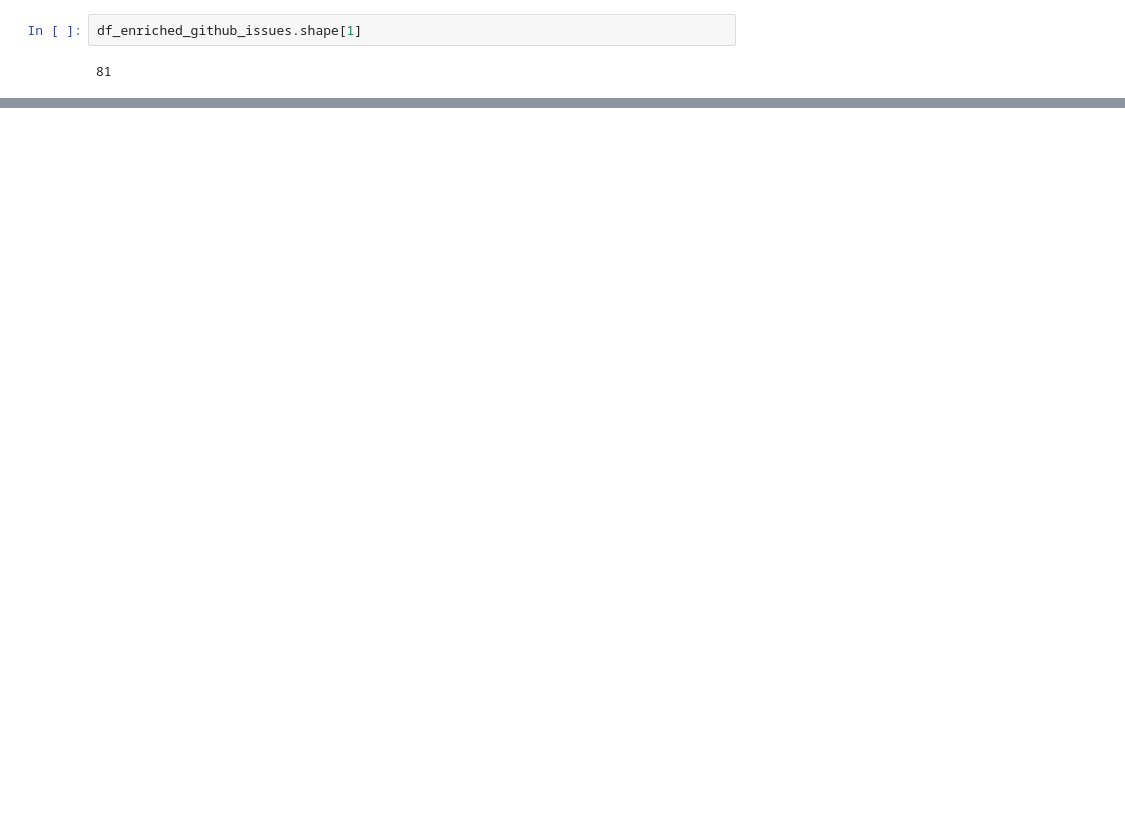
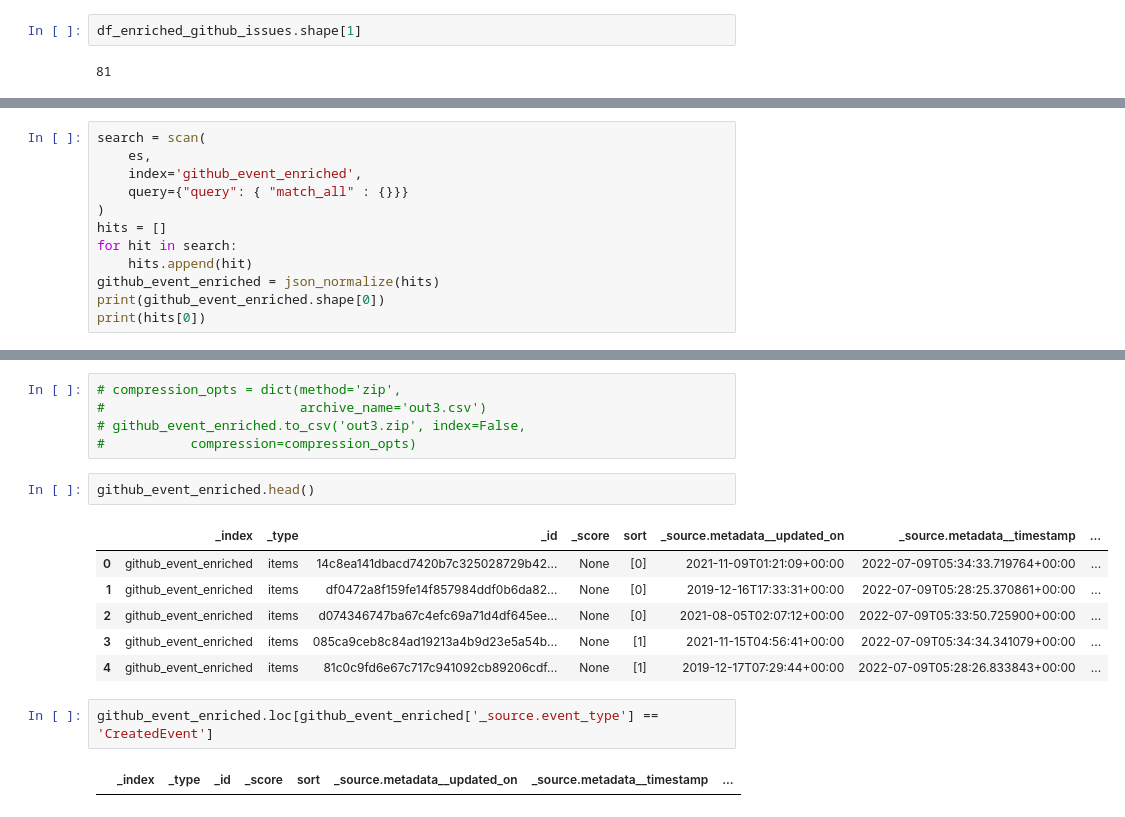
Before and after one commit to mabelbot/gsoc2022, a Jupyter notebook: misc/Elasticsearch.ipynb, the cells around one changed output, grey strips where cells are left out. Drawn from its saved outputs; the diff is of its cells as text; blank space fills up the shorter version.

```diff
--- a/misc/Elasticsearch.ipynb
+++ b/misc/Elasticsearch.ipynb
@@ -147,0 +188,12 @@ df_enriched_github_issues.shape[1]
+# %%
+search = scan(
+    es,
+    index='github_event_enriched',
+    query={"query": { "match_all" : {}}}
+)
+hits = []
+for hit in search:
+    hits.append(hit)
+github_event_enriched = json_normalize(hits)
+print(github_event_enriched.shape[0])
+print(hits[0])
@@ -147,0 +203,18 @@ df_enriched_github_issues.shape[1]
+# %%
+# compression_opts = dict(method='zip',
+#                         archive_name='out3.csv')
+# github_event_enriched.to_csv('out3.zip', index=False,
+#           compression=compression_opts)
+# %%
+github_event_enriched.head()
+# %% [output]
+|  | _index | _type | _id | _score | sort | _source.metadata__updated_on | _source.metadata__timestamp | ... |
+| 0 | github_event_enriched | items | 14c8ea141dbacd7420b7c325028729b42... | None | [0] | 2021-11-09T01:21:09+00:00 | 2022-07-09T05:34:33.719764+00:00 | ... |
+| 1 | github_event_enriched | items | df0472a8f159fe14f857984ddf0b6da82... | None | [0] | 2019-12-16T17:33:31+00:00 | 2022-07-09T05:28:25.370861+00:00 | ... |
+| 2 | github_event_enriched | items | d074346747ba67c4efc69a71d4df645ee... | None | [0] | 2021-08-05T02:07:12+00:00 | 2022-07-09T05:33:50.725900+00:00 | ... |
+| 3 | github_event_enriched | items | 085ca9ceb8c84ad19213a4b9d23e5a54b... | None | [1] | 2021-11-15T04:56:41+00:00 | 2022-07-09T05:34:34.341079+00:00 | ... |
+| 4 | github_event_enriched | items | 81c0c9fd6e67c717c941092cb89206cdf... | None | [1] | 2019-12-17T07:29:44+00:00 | 2022-07-09T05:28:26.833843+00:00 | ... |
+# %%
+github_event_enriched.loc[github_event_enriched['_source.event_type'] == 'CreatedEvent']
+# %% [output]
+|  | _index | _type | _id | _score | sort | _source.metadata__updated_on | _source.metadata__timestamp | ... |
```
Also changed, not shown: parts of 18 cells of this notebook, 3 other files.
